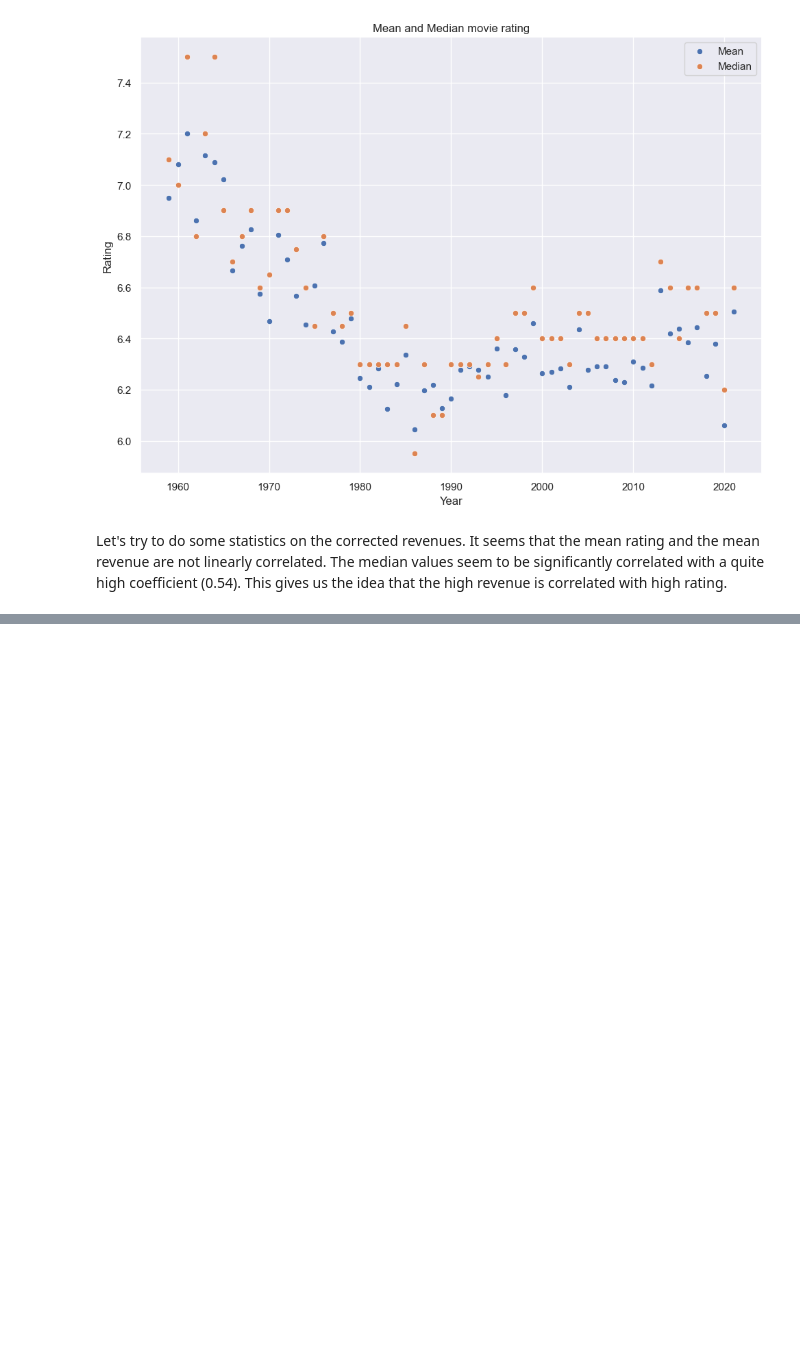
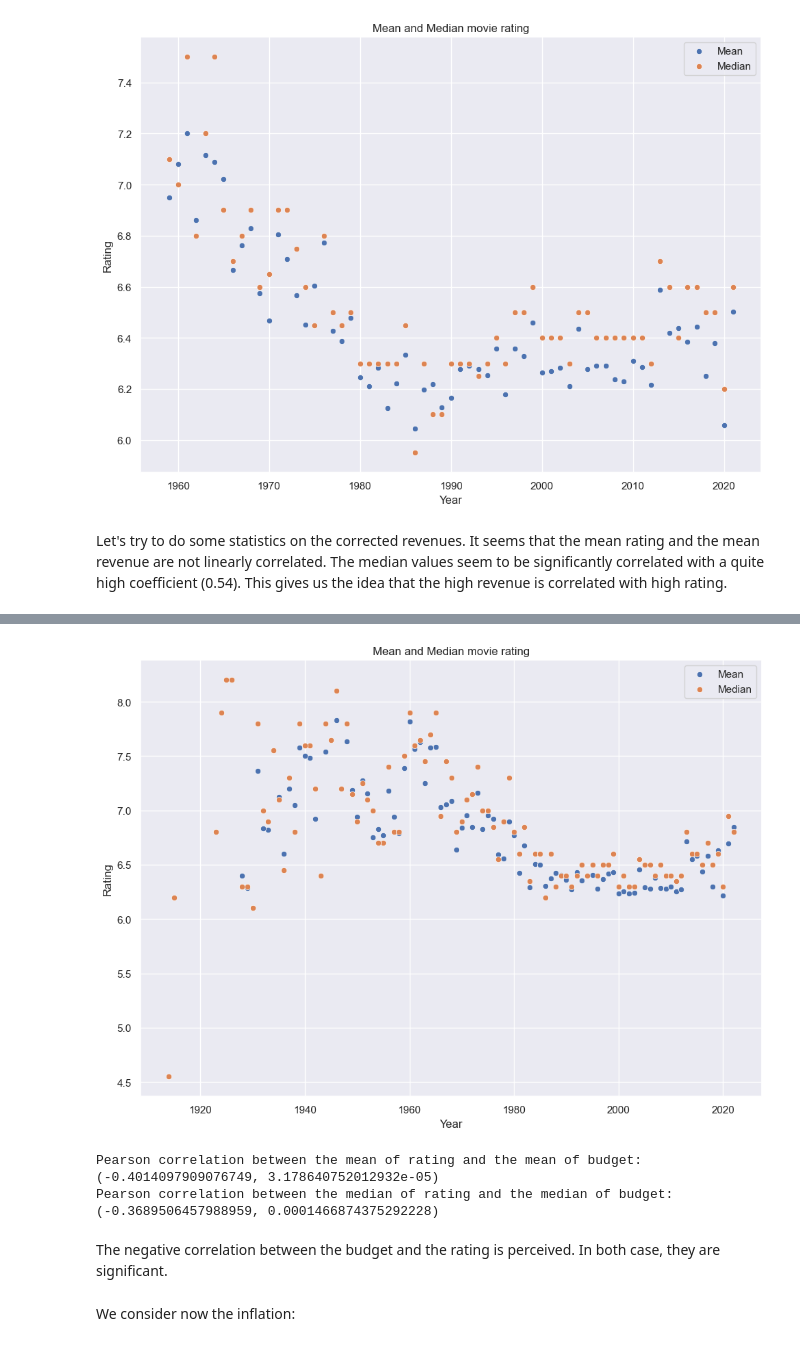
Before and after one commit to epfl-ada/ada-2022-project-nolemonnomelon, a Jupyter notebook: Exploratory.ipynb, the cells around one changed output, grey strips where cells are left out. Drawn from its saved outputs; the diff is of its cells as text; code cells hidden in the pictures; blank space fills up the shorter version.

```diff
--- a/Exploratory.ipynb
+++ b/Exploratory.ipynb
@@ -263,0 +464,20 @@ stats.pearsonr(inflation_median_rating,inflation_median_revenue)
+# %%
+sns.set(rc={'figure.figsize':(11.7,8.27)})
+splot = sns.scatterplot(x=years, y=mean_rating,label='Mean')
+splot = sns.scatterplot(x=years, y=median_rating,label='Median')
+plt.title('Mean and Median movie rating')
+plt.xlabel('Year')
+plt.ylabel('Rating')
+plt.show()
+# %% [output]
+[figure, added]
+# %%
+print(f'Pearson correlation between the mean of rating and the mean of budget: {stats.pearsonr(mean_rating,mean_budget)}')
+print(f'Pearson correlation between the median of rating and the median of budget: {stats.pearsonr(median_rating,median_budget)}')
+# %% [output]
+Pearson correlation between the mean of rating and the mean of budget: (-0.4014097909076749, 3.178640752012932e-05)
+Pearson correlation between the median of rating and the median of budget: (-0.3689506457988959, 0.0001466874375292228)
+# %% [markdown]
+The negative correlation between the budget and the rating is perceived. In both case, they are significant.
+# %% [markdown]
+We consider now the inflation:
```
Also changed, not shown: parts of 42 cells of this notebook.
